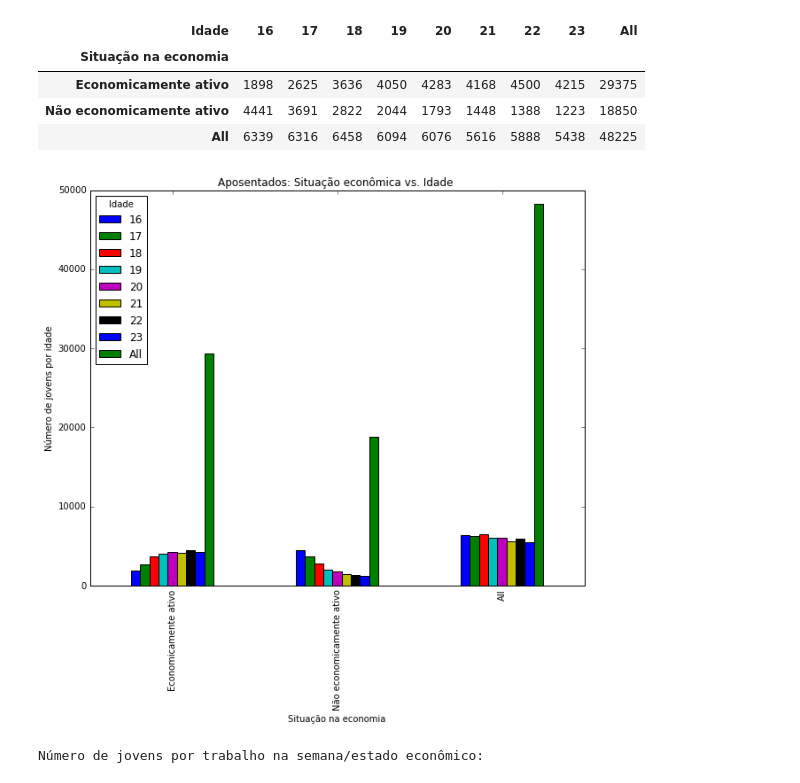
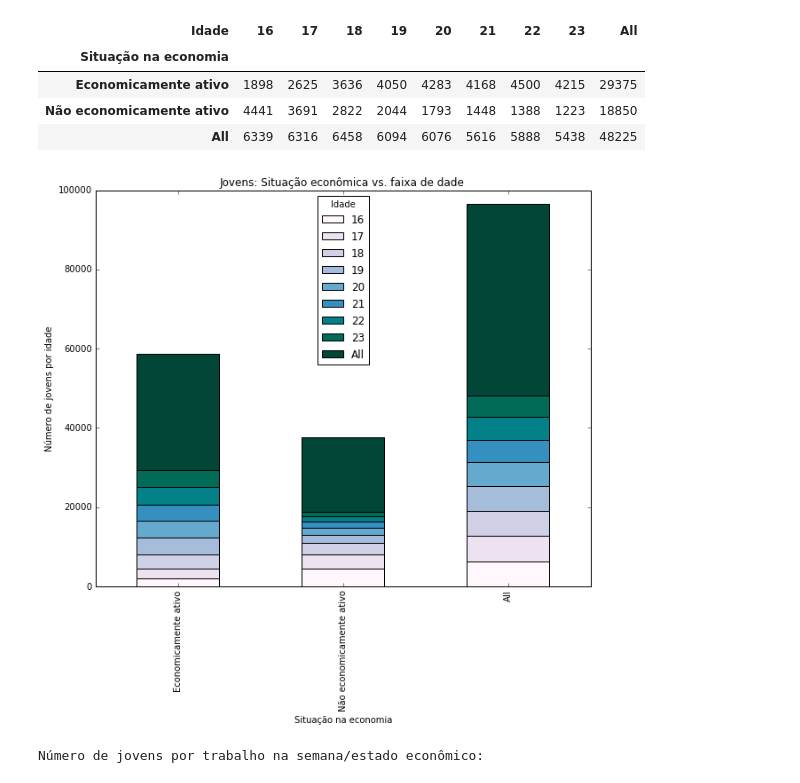
Before and after one commit to claraluques/CD, a Jupyter notebook: Projeto1/Projeto1.ipynb, the cells around one changed output. Cells and saved outputs as stored; diff of their text form; code cells hidden in the pictures.

```diff
--- a/Projeto1/Projeto1.ipynb
+++ b/Projeto1/Projeto1.ipynb
@@ -371,8 +379,8 @@ Frequêcia relativa de jovens economicamente ativos:
 '''Situação economica vs. Idade dos jovens'''
 
 print('Situação econômica por idade:')
-oi = pd.crosstab(jecativ,jidade, rownames=['Situação na economia'], colnames=['Idade'], margins=True)
-oi
+oi3 = pd.crosstab(jecativ,jidade, rownames=['Situação na economia'], colnames=['Idade'], margins=True)
+oi3
 # %% [output]
 Situação econômica por idade:
 | Idade | 16 | 17 | 18 | 19 | 20 | 21 | 22 | 23 | All |
@@ -381,12 +389,12 @@ Situação econômica por idade:
 | Não economicamente ativo | 4441 | 3691 | 2822 | 2044 | 1793 | 1448 | 1388 | 1223 | 18850 |
 | All | 6339 | 6316 | 6458 | 6094 | 6076 | 5616 | 5888 | 5438 | 48225 |
 # %%
-oi.plot(kind='bar',figsize=(10,8))
+oi3.plot(kind='bar',figsize=(10,8), stacked=True, colormap = 'PuBuGn')
 plt.ylabel('Número de jovens por idade')
-plt.title('Aposentados: Situação econômica vs. Idade ')
+plt.title('Jovens: Situação econômica vs. faixa de dade ')
 plt.show()
 # %% [output]
-[figure, old version]
+[figure, new version]
 # %%
 '''Jovens: trabalho vs. economia'''
 
```
Also changed, not shown: parts of 64 cells of this notebook.
